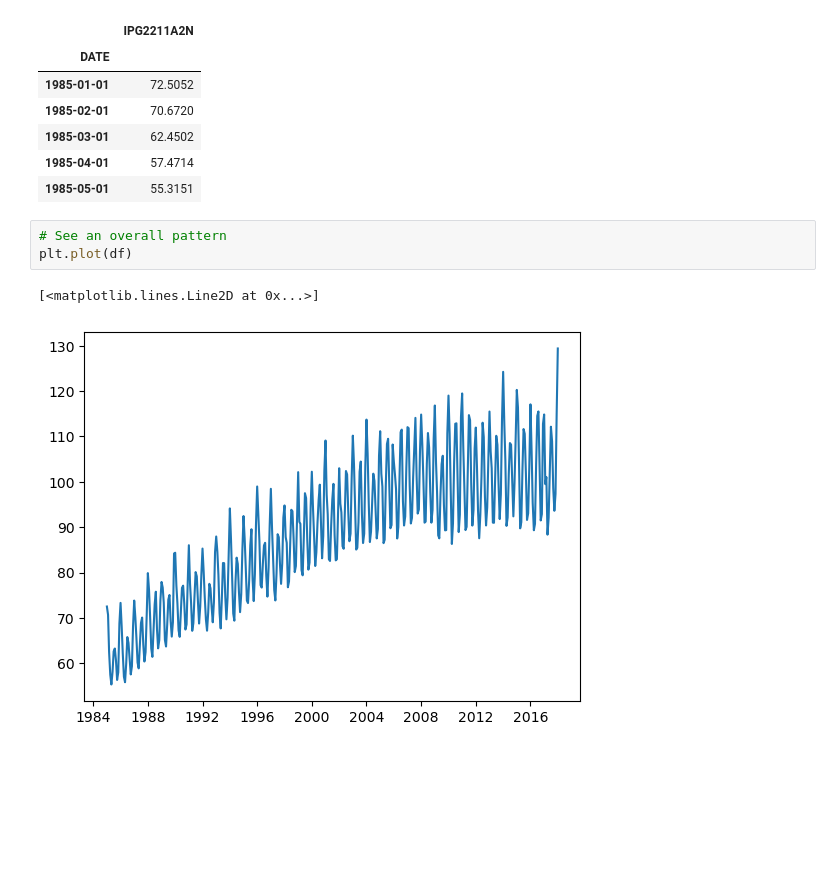
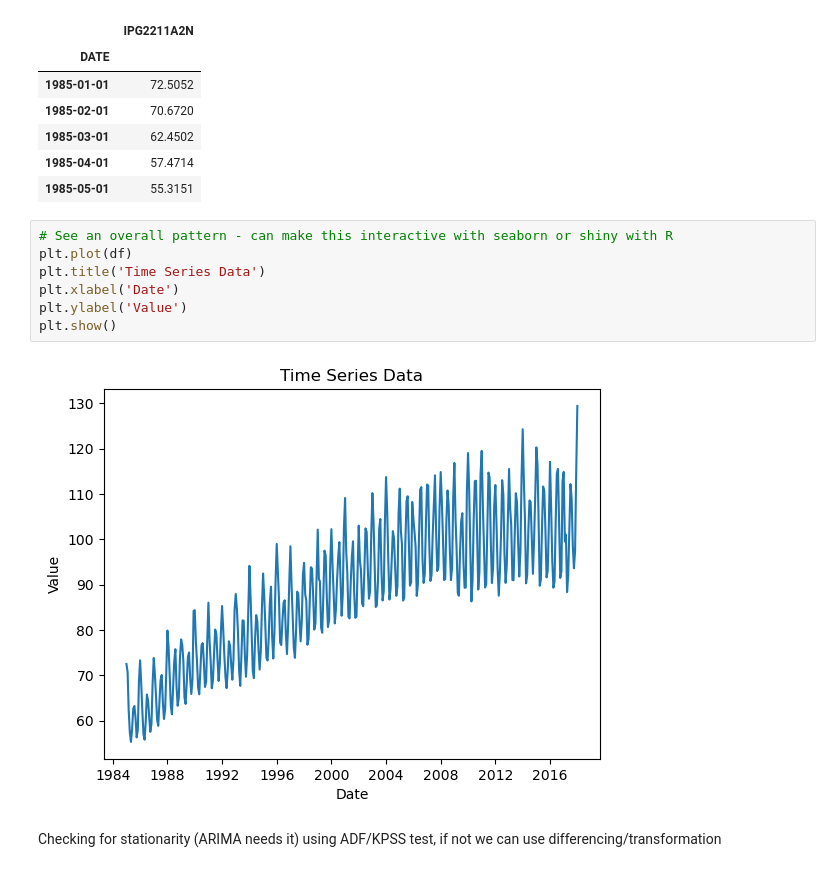
Before and after one commit to yasinda-s/TimeSeriesPython, a Jupyter notebook: ARIMA.ipynb, the cells around one changed output. Cells and saved outputs as stored; diff of their text form; blank space fills up the shorter version.

```diff
--- a/ARIMA.ipynb
+++ b/ARIMA.ipynb
@@ -20,9 +20,14 @@ df.head()
 | 1985-03-01 | 62.4502 |
 | 1985-04-01 | 57.4714 |
 | 1985-05-01 | 55.3151 |
-# %%
-# See an overall pattern
-plt.plot(df)
-# %% [output]
-[<matplotlib.lines.Line2D at 0x...>]
-[figure, removed]
+# %%
+# See an overall pattern - can make this interactive with seaborn or shiny with R
+plt.plot(df)
+plt.title('Time Series Data')
+plt.xlabel('Date')
+plt.ylabel('Value')
+plt.show()
+# %% [output]
+[figure, added]
+# %% [markdown]
+Checking for stationarity (ARIMA needs it) using ADF/KPSS test, if not we can use differencing/transformation
```
Also changed, not shown: parts of 7 cells of this notebook.
